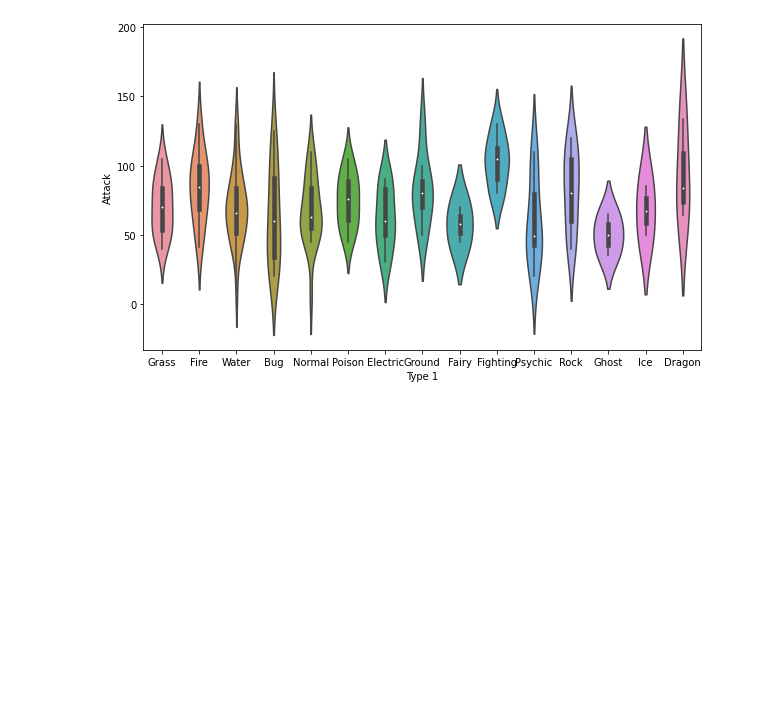
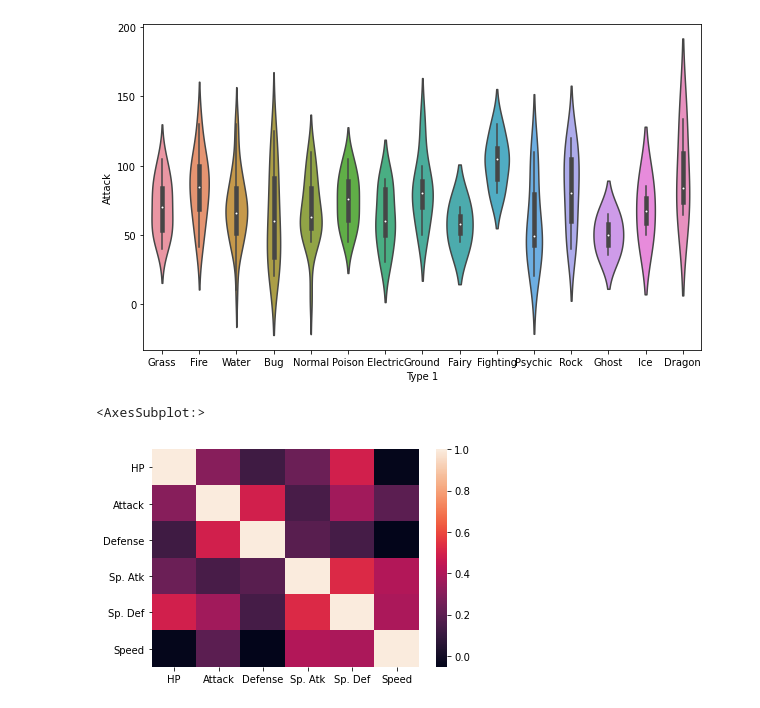
Before and after one commit to chunche95/ProgramacionModernaPython, a Jupyter notebook: Proyectos/Fundamentals Data Analysis and Visualization Tools in Python with Anaconda and Jupiter Notebook/SeabornTuto.ipynb, the cells around one changed output. Cells and saved outputs as stored; diff of their text form; code cells hidden in the pictures; blank space fills up the shorter version.

```diff
--- a/Proyectos/Fundamentals Data Analysis and Visualization Tools in Python with Anaconda and Jupiter Notebook/SeabornTuto.ipynb
+++ b/Proyectos/Fundamentals Data Analysis and Visualization Tools in Python with Anaconda and Jupiter Notebook/SeabornTuto.ipynb
@@ -40,3 +40,9 @@ sns.violinplot(x='Type 1', y='Attack', data=df)
 plt.show()
 # %% [output]
 [figure]
+# %%
+corr = df_copy.corr()
+sns.heatmap(corr)
+# %% [output]
+<AxesSubplot:>
+[figure, added]
```
Also changed, not shown: parts of 3 cells of this notebook.
